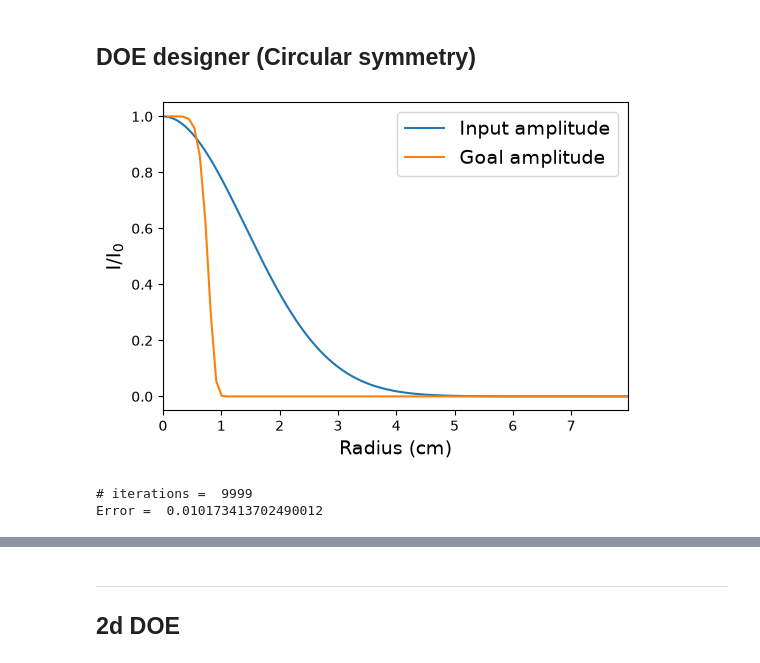
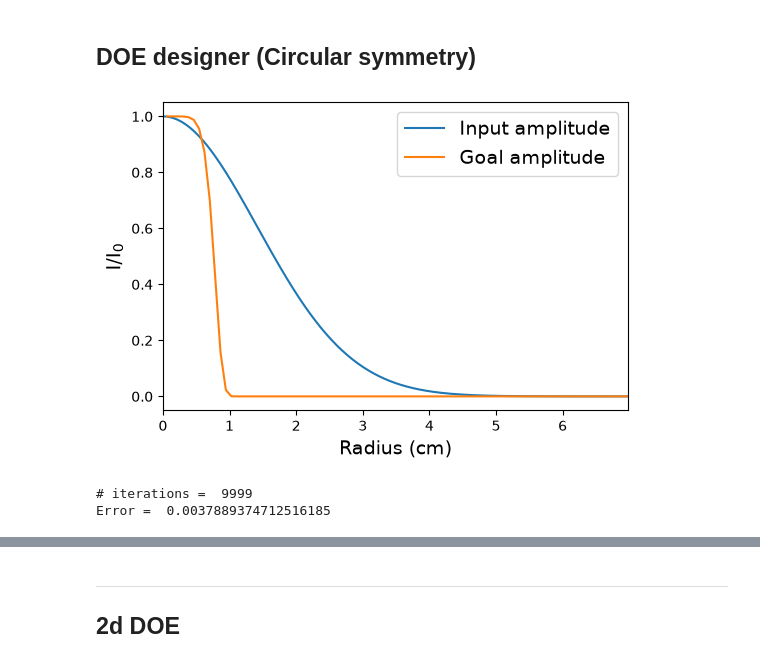
Before and after one commit to mlimonv12/MPTH-project, a Jupyter notebook: circular_symmetry.ipynb, the cells around one changed output, grey strips where cells are left out. Cells and saved outputs as stored; diff of their text form; code cells hidden in the pictures.

```diff
--- a/circular_symmetry.ipynb
+++ b/circular_symmetry.ipynb
@@ -191,8 +191,8 @@ class GS_DOE:
         normImage = np.abs(U_image) / max(np.abs(U_image))
         goalImage = np.abs(self.goalProfile) / max(np.abs(self.goalProfile))
 
-        axs[1].plot(self.rho*1e2, normImage, label = "Converged")
-        axs[1].plot(self.rho*1e2, self.goalProfile, label = "Goal")
+        axs[1].plot(self.rho*1e2, normImage**2, label = "Converged")
+        axs[1].plot(self.rho*1e2, self.goalProfile**2, label = "Goal")
         axs[1].legend(fontsize = 14)
         axs[1].set_title("Image profile")
         axs[1].set_xlabel("Distance to center (cm)", fontsize = 14)
@@ -207,26 +207,25 @@ class GS_DOE:
 # %% [markdown]
 ## DOE designer (Circular symmetry)
 # %%
-f = 300e9 # Hz
+f = 400e9 # Hz
 
 params = {
     "fl": 15e-2, # cm
     "wl": 3e8/f,
-    "rmax": 8e-2, # cm
-    "N": 300,
+    "rmax": 7e-2, # cm
+    "N": 350,
     "w0": 0.02, # cm
     "wgoal": 0.008 # cm
 }
-
 
 DOE_maker = GS_DOE(params)
 DOE_maker.makeProfiles(p = 4)
 DOE_maker.showInputs()
 DOE_maker.makeDOE(initialSlope = 4, maxiter = 10000)
 # %% [output]
-[figure, old version]
+[figure, new version]
 # iterations =  9999
-Error =  0.010173413702490012
+Error =  0.0037889374712516185
 # %%
 DOE_maker.showResults(wrapped = True)
 # %% [output]
```
Also changed, not shown: parts of 5 cells of this notebook.
